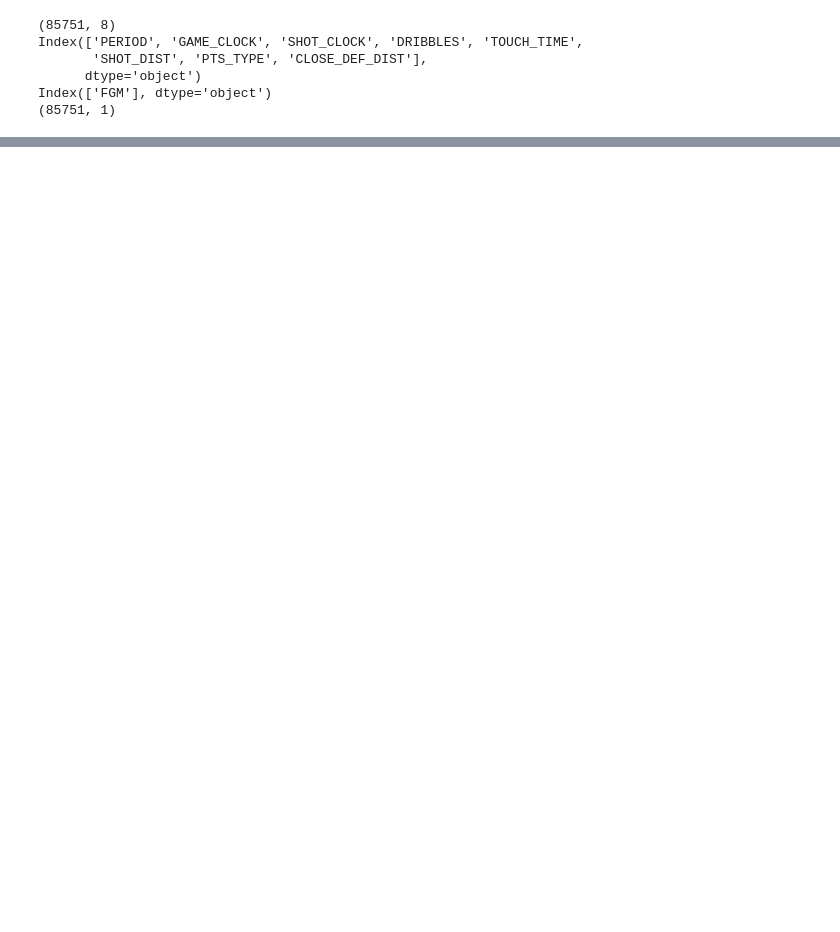
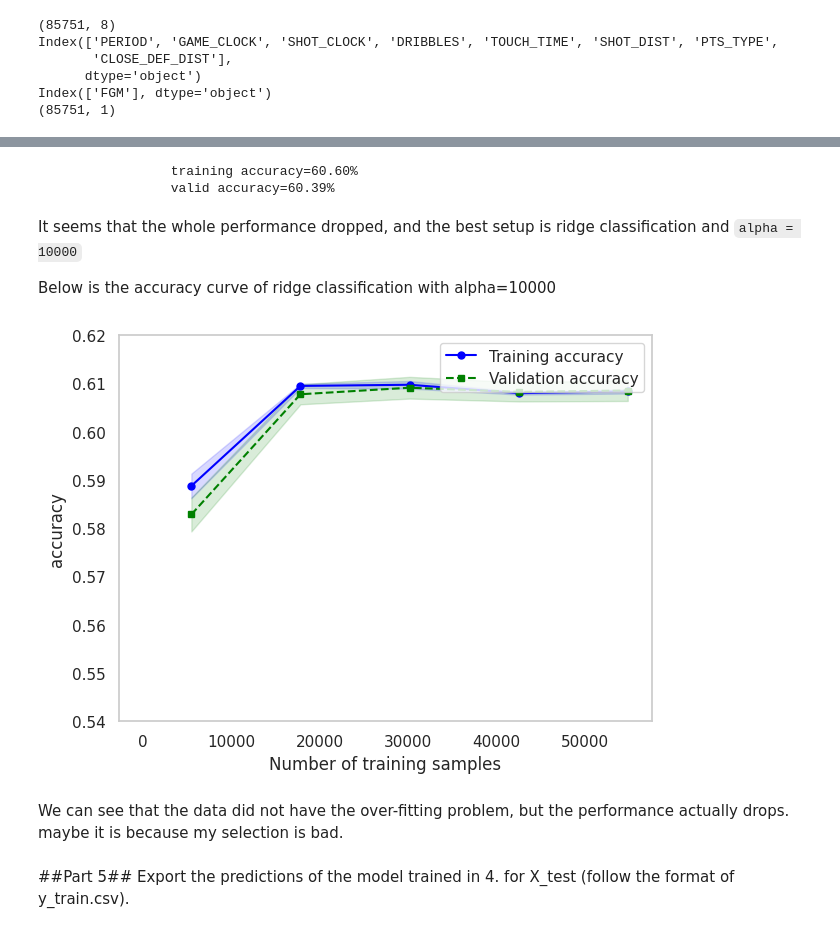
Before and after one commit to mygodimatomato/DeepLearning, a Jupyter notebook: Lab/L5_Regularization/Lab05_112062524.ipynb, the cells around one changed output, grey strips where cells are left out. Drawn from its saved outputs; the diff is of its cells as text; code cells hidden in the pictures; blank space fills up the shorter version.

```diff
--- a/Lab/L5_Regularization/Lab05_112062524.ipynb
+++ b/Lab/L5_Regularization/Lab05_112062524.ipynb
@@ -70,0 +362,74 @@ KeyError: ignored
+# %%
+# Initialize the Logistic Regression model
+logistic_model = LogisticRegression()
+
+# Fit the model on the training data
+logistic_model.fit(x_training_std, y_training)
+
+# Make predictions on the trainging data
+y_train_pred = logistic_model.predict(x_training_std)
+# Make predictions on the validation data
+y_valid_pred = logistic_model.predict(x_validation_std)
+
+# Evaluate the model
+accuracy1 = accuracy_score(y_valid_pred, y_validation)
+accuracy2 = accuracy_score(y_train_pred, y_training)
+
+print(f"\t\t training accuracy={accuracy2 * 100:.2f}%")
+print(f"\t\t valid accuracy={accuracy1 * 100:.2f}%")
+# %% [output]
+                 training accuracy=60.60%
+                 valid accuracy=60.39%
+# %% [markdown]
+It seems that the whole performance dropped, and the best setup is ridge classification and `alpha = 10000`
+
+Below is the accuracy curve of ridge classification with alpha=10000
+# %%
+sigma = 1
+
+x_training_reduced = x_training_std
+x_valid_reduced = x_validation_std
+
+ridge_classifier = RidgeClassifier(alpha=10000)
+
+train_sizes, train_scores, valid_scores = learning_curve(estimator=ridge_classifier, X=x_training_reduced, y=y_training, scoring='accuracy')
+
+train_mean = np.mean(train_scores, axis=1)
+train_std = np.std(train_scores, axis=1)
+valid_mean = np.mean(valid_scores, axis=1)
+valid_std = np.std(valid_scores, axis=1)
+
+plt.plot(train_sizes, train_mean,
+    color='blue', marker='o',
+    markersize=5,
+    label='Training accuracy')
+plt.fill_between(train_sizes,
+    train_mean+train_std,
+    train_mean-train_std,
+    alpha=0.15, color='blue')
+
+plt.plot(train_sizes, valid_mean,
+    color='green', linestyle='--',
+    marker='s', markersize=5,
+    label='Validation accuracy')
+plt.fill_between(train_sizes,
+    valid_mean+valid_std,
+    valid_mean-valid_std,
+    alpha=0.15, color='green')
+
+plt.hlines(y=sigma, xmin=0, xmax=80, color='red', linewidth=2, linestyle='--')
+
+plt.grid()
+plt.xlabel('Number of training samples')
+plt.ylabel('accuracy')
+plt.legend(loc='upper right')
+plt.ylim([0.54, 0.62])
+plt.tight_layout()
+plt.show()
+# %% [output]
+[figure, added]
+# %% [markdown]
+We can see that the data did not have the over-fitting problem, but the performance actually drops. maybe it is because my selection is bad.
+# %% [markdown]
+##Part 5##
+Export the predictions of the model trained in 4. for X_test (follow the format of y_train.csv).
```
Also changed, not shown: parts of 22 cells of this notebook, 4 other files.
